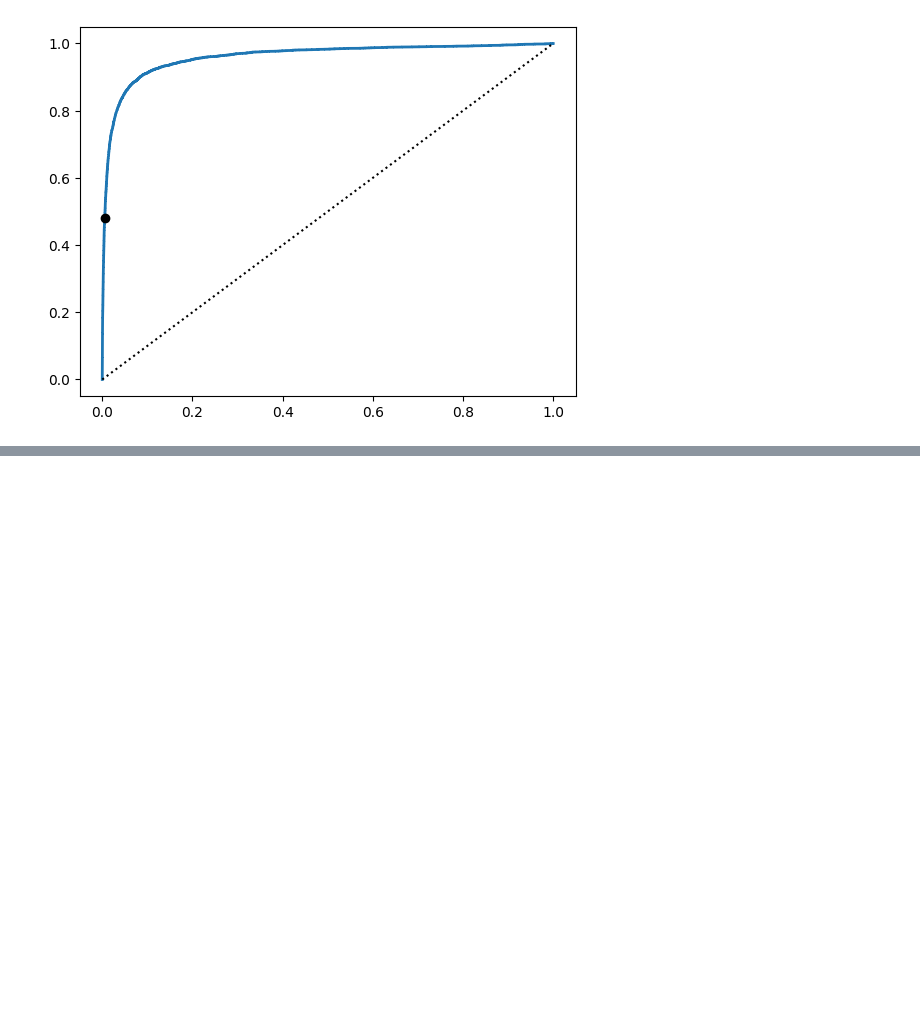
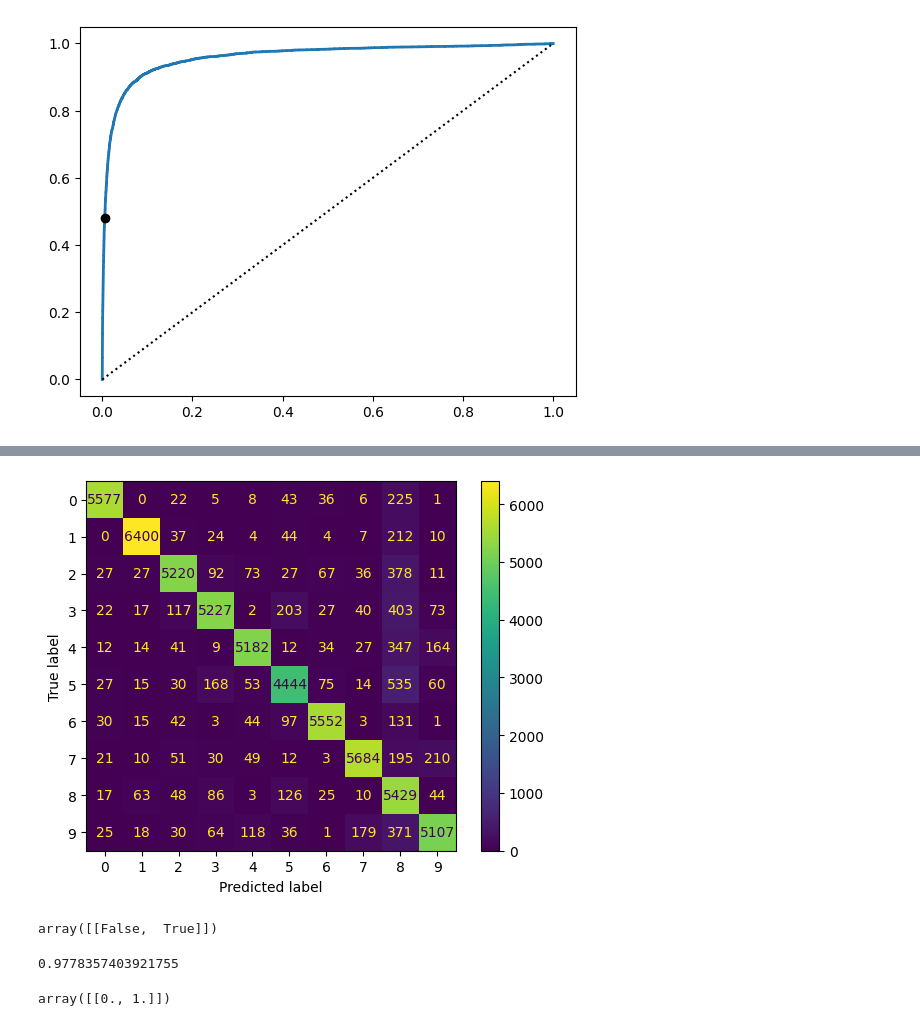
Before and after one commit to Satyam298/hands-on-ml, a Jupyter notebook: classification.ipynb, the cells around one changed output, grey strips where cells are left out. Saved outputs shown, nothing was run; the diff lists cells and outputs as text; code cells hidden in the pictures; blank space fills up the shorter version.

```diff
--- a/classification.ipynb
+++ b/classification.ipynb
@@ -138,0 +205,39 @@ plt.show()
+# %%
+from sklearn.metrics import ConfusionMatrixDisplay
+from sklearn.preprocessing import StandardScaler
+
+scaler = StandardScaler()
+X_train_scaled = scaler.fit_transform(X_train.astype("float64"))
+y_train_pred = cross_val_predict(sgd_clf, X_train_scaled, y_train, cv=3)
+ConfusionMatrixDisplay.from_predictions(y_train, y_train_pred)
+plt.show()
+# %% [output]
+[figure, added]
+# %%
+#multilabel clssification [1,2,4]
+import numpy as np
+from sklearn.neighbors import KNeighborsClassifier
+
+y_train_large = (y_train >= '7') # consists of 7 8 9
+y_train_odd = (y_train.astype('int8')%2== 1) #checks wether odd or not
+y_multilabel = np.c_[y_train_large, y_train_odd]
+knn_clf = KNeighborsClassifier()
+knn_clf.fit(X_train, y_multilabel)
+# it will predict two things first if more than 7 and second if odd or not
+knn_clf.predict([some_digit])
+# %% [output]
+array([[False,  True]])
+# %%
+y_train_knn_pred = cross_val_predict(knn_clf, X_train, y_multilabel, cv=3)
+f1_score(y_multilabel, y_train_knn_pred, average="macro")  #macro take individual f1 score of all then takes average
+# %% [output]
+0.9778357403921755
+# %%
+#if large model predicts true it gives 789 then its twice as likey to be odd than even to use that we will use chaining
+from sklearn.multioutput import ClassifierChain
+chain_clf = ClassifierChain(SVC(), cv=3, random_state=42)
+chain_clf.fit(X_train[:2000], y_multilabel[:2000])
+#it trains model on the order of multilabel results
+chain_clf.predict([some_digit])
+# %% [output]
+array([[0., 1.]])
```
Also changed, not shown: parts of 18 cells of this notebook.
